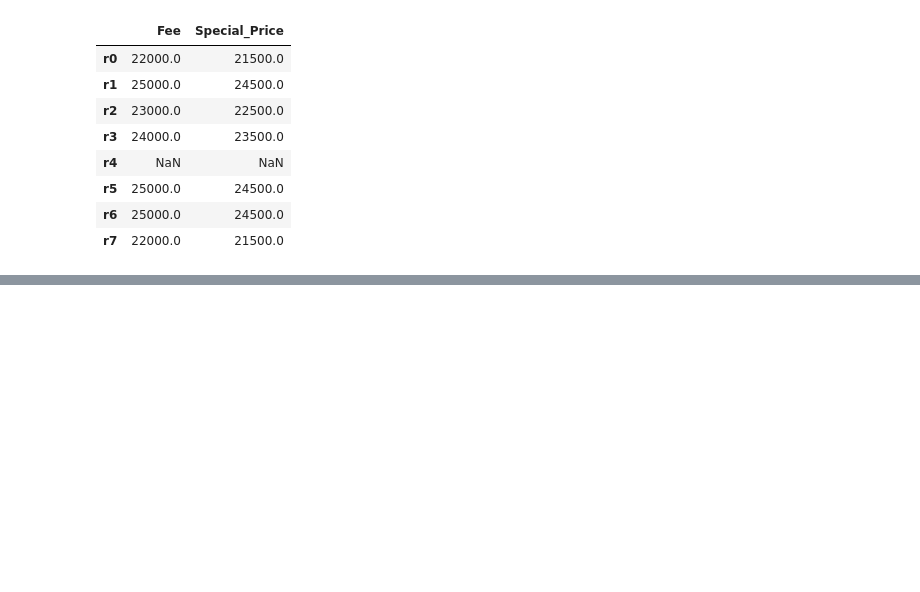
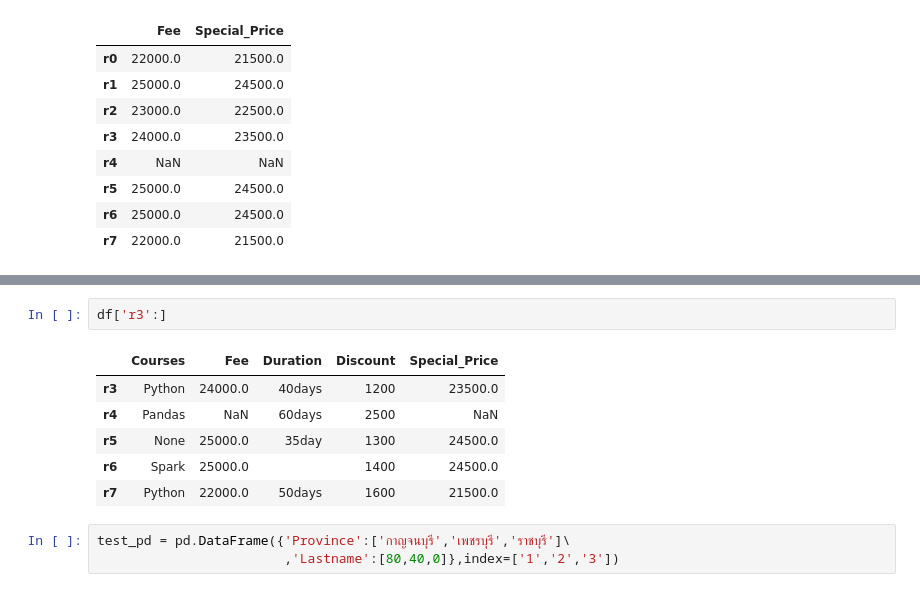
Before and after one commit to aekanun2020/Data-Analytics-using-Python, a Jupyter notebook: Python_Pandas_Dataframe_Basic_Properties_and_Methods.ipynb, the cells around one changed output, grey strips where cells are left out. Saved outputs shown, nothing was run; the diff lists cells and outputs as text; blank space fills up the shorter version.

```diff
--- a/Python_Pandas_Dataframe_Basic_Properties_and_Methods.ipynb
+++ b/Python_Pandas_Dataframe_Basic_Properties_and_Methods.ipynb
@@ -240,0 +250,12 @@ df[['Fee','Special_Price']]
+# %%
+df['r3':]
+# %% [output]
+|  | Courses | Fee | Duration | Discount | Special_Price |
+| r3 | Python | 24000.0 | 40days | 1200 | 23500.0 |
+| r4 | Pandas | NaN | 60days | 2500 | NaN |
+| r5 | None | 25000.0 | 35day | 1300 | 24500.0 |
+| r6 | Spark | 25000.0 |  | 1400 | 24500.0 |
+| r7 | Python | 22000.0 | 50days | 1600 | 21500.0 |
+# %%
+test_pd = pd.DataFrame({'Province':['กาญจนบุรี','เพชรบุรี','ราชบุรี']\
+                        ,'Lastname':[80,40,0]},index=['1','2','3'])
```
Also changed, not shown: parts of 5 cells of this notebook.
